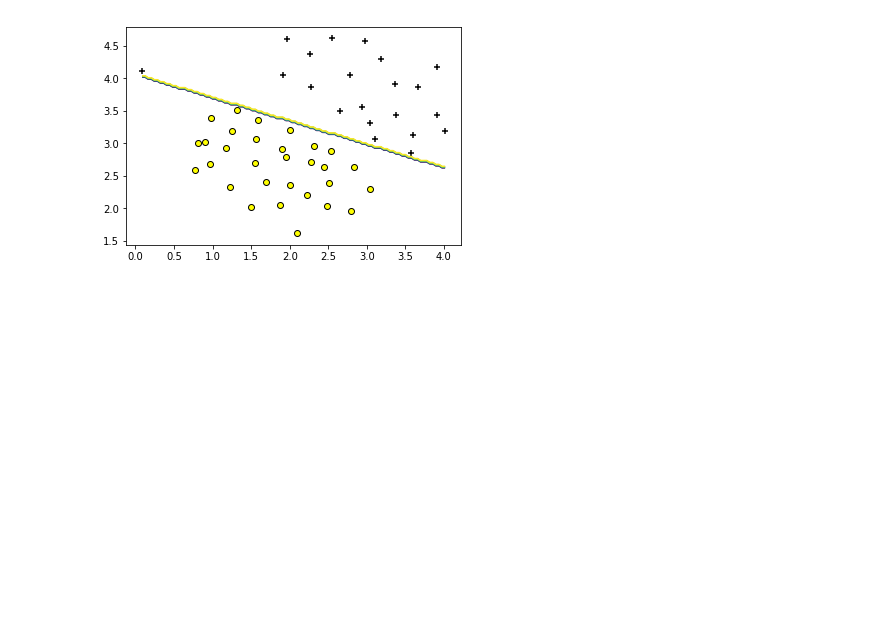
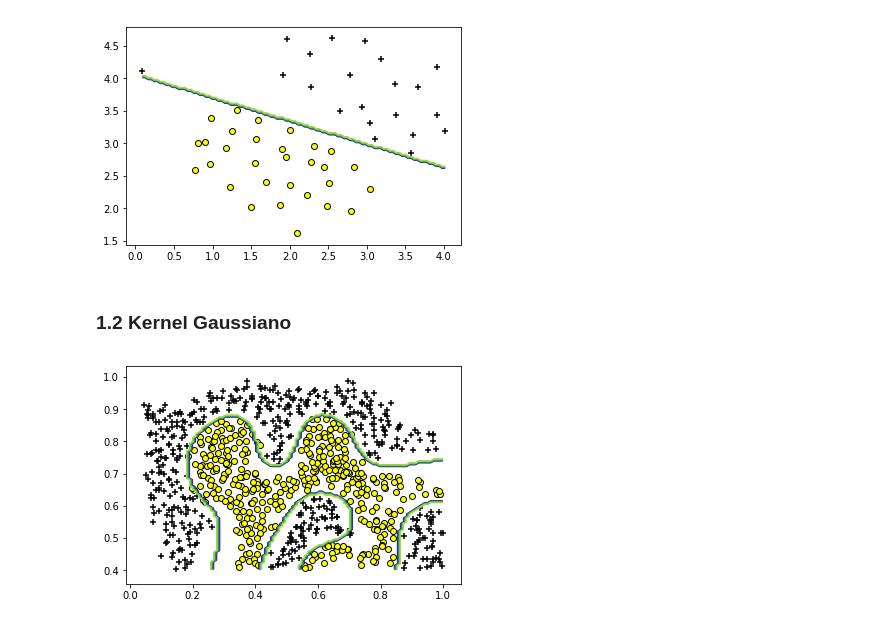
Before and after one commit to arturobp3/Machine_Learning, a Jupyter notebook: Practica_6/Practica 6.ipynb, the cells around one changed output. Cells and saved outputs as stored; diff of their text form; code cells hidden in the pictures; blank space fills up the shorter version.

```diff
--- a/Practica_6/Practica 6.ipynb
+++ b/Practica_6/Practica 6.ipynb
@@ -95,3 +102,15 @@ x1, x2, yp = generarSeparacion(clf, datos1_x)
 graficaSeparacion(datos1_x, datos1_y, x1, x2, yp)
 # %% [output]
 [figure]
+# %% [markdown]
+### 1.2 Kernel Gaussiano
+# %%
+clf = svm.SVC(kernel='rbf', C=1, gamma=1/(2*0.1**2))
+
+clf.fit(datos2_x, datos2_y.ravel())
+
+x1, x2, yp = generarSeparacion(clf, datos2_x)
+
+graficaSeparacion(datos2_x, datos2_y, x1, x2, yp)
+# %% [output]
+[figure, added]
```
Also changed, not shown: parts of 8 cells of this notebook.
